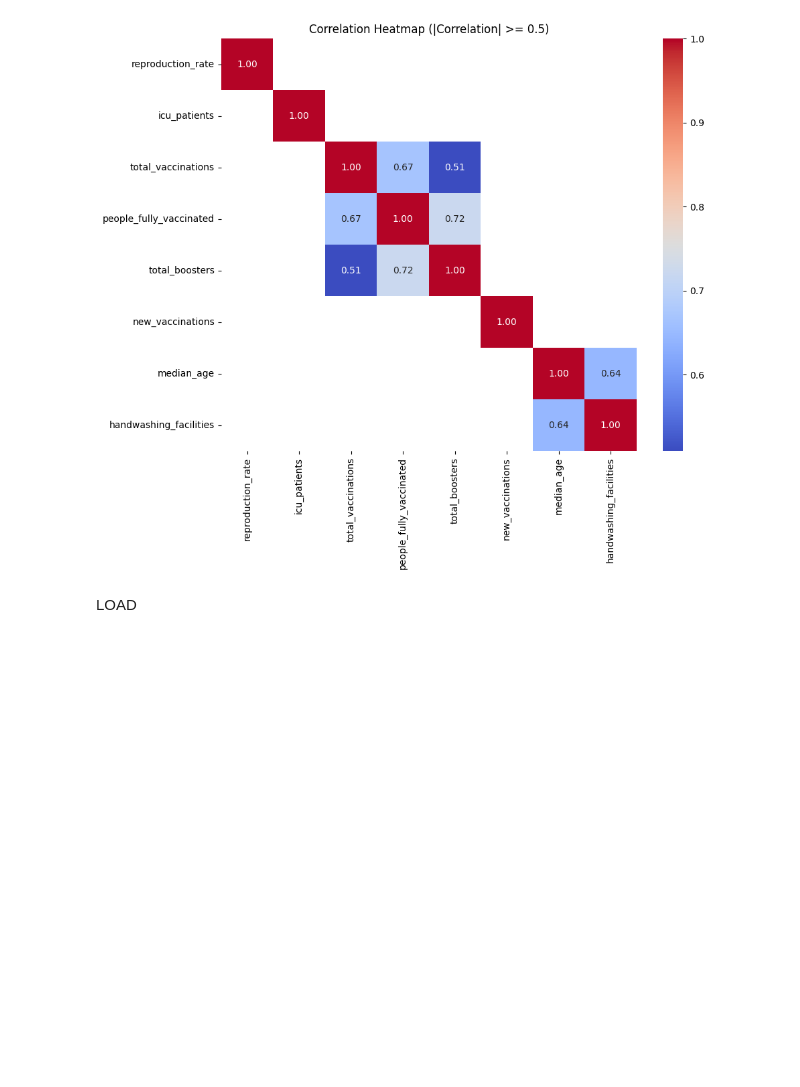
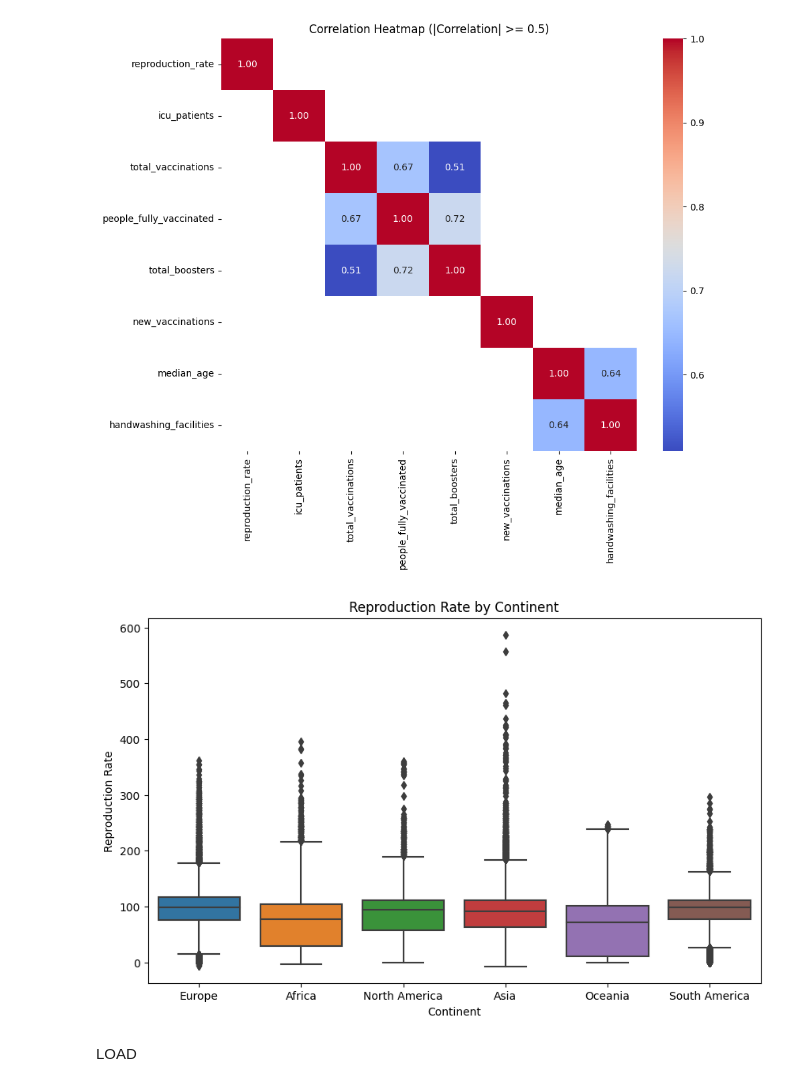
Before and after one commit to askazera/Covid19, a Jupyter notebook: notebooks/analisys.ipynb, the cells around one changed output. Saved outputs shown, nothing was run; the diff lists cells and outputs as text; code cells hidden in the pictures; blank space fills up the shorter version.

```diff
--- a/notebooks/analisys.ipynb
+++ b/notebooks/analisys.ipynb
@@ -236,6 +248,24 @@ plt.title("Correlation Heatmap (|Correlation| >= 0.5)")
 plt.show()
 # %% [output]
 [figure]
+# %%
+'''outliers represent values that are significantly distant from the majority of the data in the distribution.
+In the context of the reproduction rate, this may indicate that some areas within a continent may be experiencing
+more severe outbreaks of COVID-19 or may be facing unique challenges in relation to the spread of the virus.'''
+
+import matplotlib.pyplot as plt
+import seaborn as sns
+
+plt.figure(figsize=(10, 6))
+
+sns.boxplot(x='continent', y='reproduction_rate', data=df)
+
+plt.title('Reproduction Rate by Continent')
+plt.xlabel('Continent')
+plt.ylabel('Reproduction Rate')
+plt.show()
+# %% [output]
+[figure, added]
 # %% [markdown]
 LOAD
 # %%
```
Also changed, not shown: parts of 1 cell of this notebook, 1 other file.
